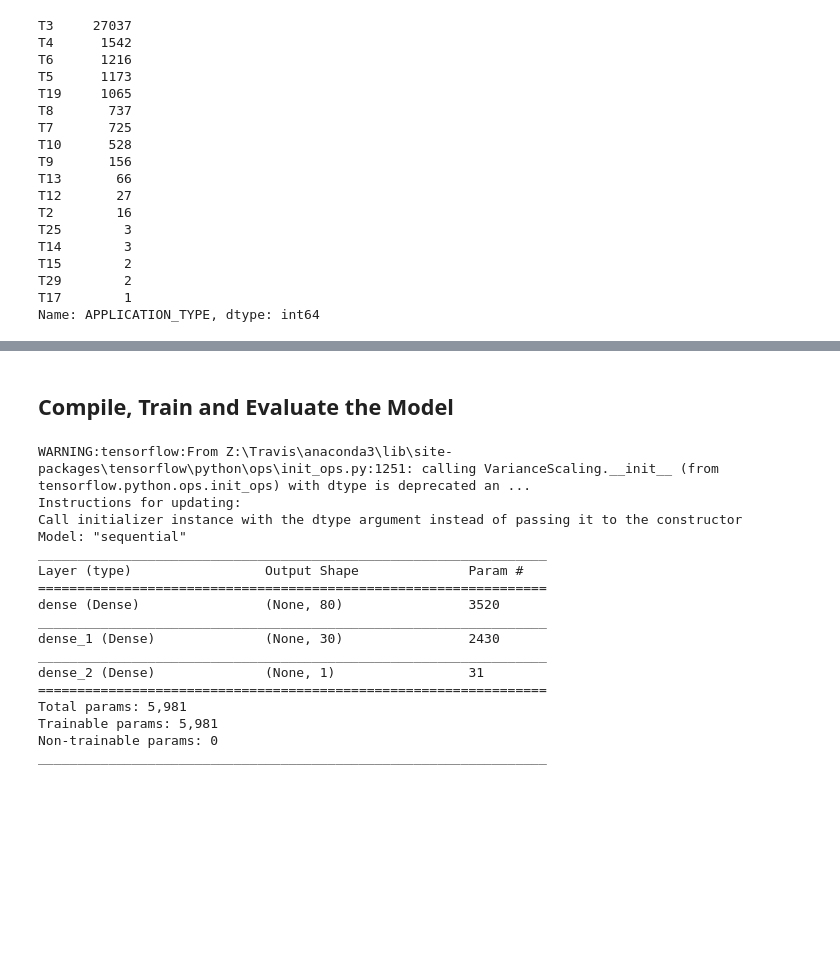
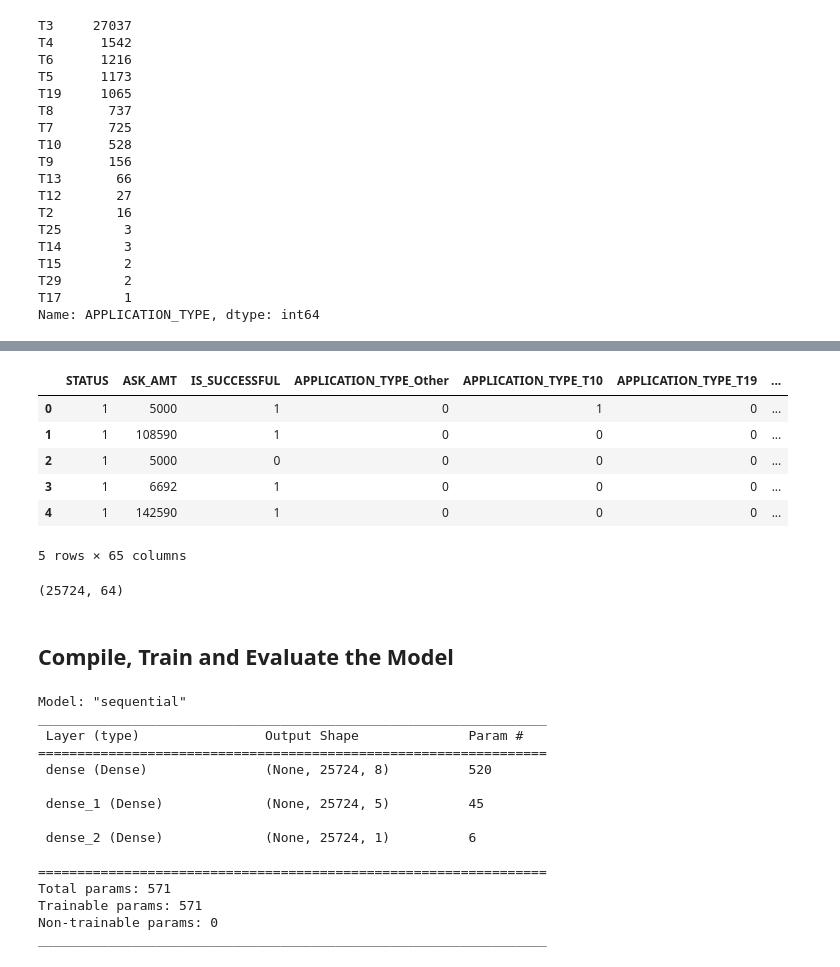
Before and after one commit to ianmkinney/deep-learning, a Jupyter notebook: Starter_Code.ipynb, the cells around one changed output, grey strips where cells are left out. Drawn from its saved outputs; the diff is of its cells as text; code cells hidden in the pictures; blank space fills up the shorter version.

Commit message:
Could not work out shape error. Submitting for help

```diff
--- a/Starter_Code.ipynb
+++ b/Starter_Code.ipynb
@@ -46,7 +46,8 @@ IS_SUCCESSFUL                2
 dtype: int64
 # %%
 # Look at APPLICATION_TYPE value counts for binning
-application_df['APPLICATION_TYPE'].value_counts()
+application_counts = application_df['APPLICATION_TYPE'].value_counts()
+application_counts
 # %% [output]
 T3     27037
 T4      1542
@@ -69,7 +70,7 @@ Name: APPLICATION_TYPE, dtype: int64
 # %%
 # Choose a cutoff value and create a list of application types to be replaced
 # use the variable name `application_types_to_replace`
-application_types_to_replace = ['T17', 'T29', 'T15', 'T14', 'T25', 'T2', 'T12', 'T13']
+application_types_to_replace = list(application_counts[application_counts < 500].index)
 
 # Replace in dataframe
 for app in application_types_to_replace:
@@ -92,6 +101,7 @@ Name: APPLICATION_TYPE, dtype: int64
 # %%
 # Look at CLASSIFICATION value counts for binning
-application_df['CLASSIFICATION'].value_counts()
+classification_count = application_df['CLASSIFICATION'].value_counts()
+classification_count
 # %% [output]
 C1000    17326
 C2000     6074
@@ -129,10 +118,10 @@ Name: CLASSIFICATION, dtype: int64
 # %%
 # Choose a cutoff value and create a list of classifications to be replaced
 # use the variable name `classifications_to_replace`
-#  YOUR CODE GOES HERE
+class_replace=list(classification_count[classification_count > 1].index)
 
 # Replace in dataframe
-for cls in classifications_to_replace:
+for cls in class_replace:
     application_df['CLASSIFICATION'] = application_df['CLASSIFICATION'].replace(cls,"Other")
 
 # Check to make sure binning was successful
@@ -147,6 +146,15 @@ C2100     1883
 Name: CLASSIFICATION, dtype: int64
 # %%
 # Convert categorical data to numeric with `pd.get_dummies`
-#  YOUR CODE GOES HERE
+dummy_df = pd.get_dummies(application_df)
+dummy_df.head()
+# %% [output]
+|  | STATUS | ASK_AMT | IS_SUCCESSFUL | APPLICATION_TYPE_Other | APPLICATION_TYPE_T10 | APPLICATION_TYPE_T19 | ... |
+| 0 | 1 | 5000 | 1 | 0 | 1 | 0 | ... |
+| 1 | 1 | 108590 | 1 | 0 | 0 | 0 | ... |
+| 2 | 1 | 5000 | 0 | 0 | 0 | 0 | ... |
+| 3 | 1 | 6692 | 1 | 0 | 0 | 0 | ... |
+| 4 | 1 | 142590 | 1 | 0 | 0 | 0 | ... |
+5 rows × 65 columns
 # %%
 # Split our preprocessed data into our features and target arrays
@@ -164,40 +173,46 @@ X_scaler = scaler.fit(X_train)
 # Scale the data
 X_train_scaled = X_scaler.transform(X_train)
 X_test_scaled = X_scaler.transform(X_test)
+X_train_scaled.shape
+# %% [output]
+(25724, 64)
 # %% [markdown]
 ## Compile, Train and Evaluate the Model
 # %%
+
 # Define the model - deep neural net, i.e., the number of input features and hidden nodes for each layer.
 #  YOUR CODE GOES HERE
-
+number_input_features = len(X_train)
+hidden_nodes_layer1 =  8
+hidden_nodes_layer2 = 5
 nn = tf.keras.models.Sequential()
+tf.reshape(X_train, [25724,64])
 
 # First hidden layer
-#  YOUR CODE GOES HERE
+nn.add(tf.keras.layers.Dense(units=hidden_nodes_layer1, input_shape=(25724,64), activation="relu"))
 
 # Second hidden layer
-#  YOUR CODE GOES HERE
+nn.add(tf.keras.layers.Dense(units=hidden_nodes_layer2, activation="relu"))
+
 
 # Output layer
-#  YOUR CODE GOES HERE
+nn.add(tf.keras.layers.Dense(units=1, activation="sigmoid"))
 
 # Check the structure of the model
 nn.summary()
 # %% [output]
-WARNING:tensorflow:From Z:\Travis\anaconda3\lib\site-packages\tensorflow\python\ops\init_ops.py:1251: calling VarianceScaling.__init__ (from tensorflow.python.ops.init_ops) with dtype is deprecated an ...
-Instructions for updating:
-Call initializer instance with the dtype argument instead of passing it to the constructor
 Model: "sequential"
 _________________________________________________________________
-Layer (type)                 Output Shape              Param #
+ Layer (type)                Output Shape              Param #
 =================================================================
-dense (Dense)                (None, 80)                3520
-_________________________________________________________________
-dense_1 (Dense)              (None, 30)                2430
-_________________________________________________________________
-dense_2 (Dense)              (None, 1)                 31
+ dense (Dense)               (None, 25724, 8)          520
+
+ dense_1 (Dense)             (None, 25724, 5)          45
+
+ dense_2 (Dense)             (None, 25724, 1)          6
+
 =================================================================
-Total params: 5,981
-Trainable params: 5,981
+Total params: 571
+Trainable params: 571
 Non-trainable params: 0
 _________________________________________________________________
```
Also changed, not shown: parts of 12 cells of this notebook.
